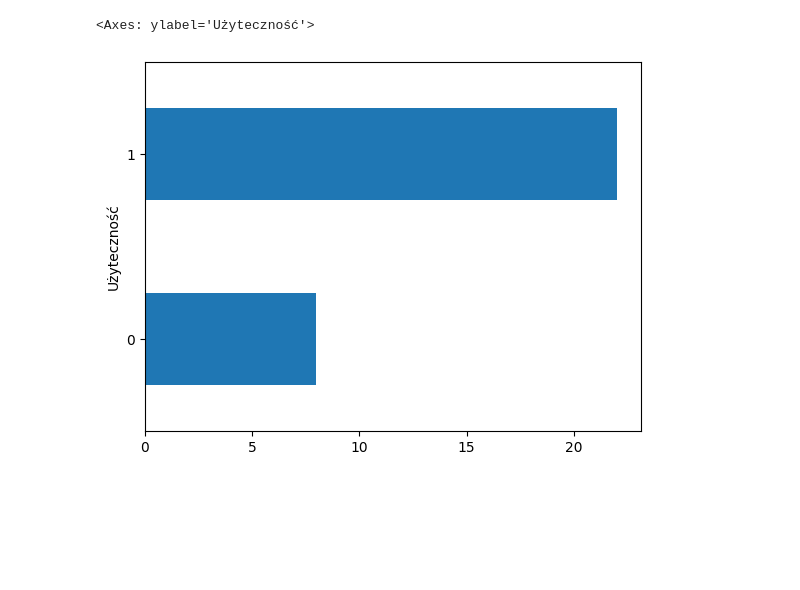
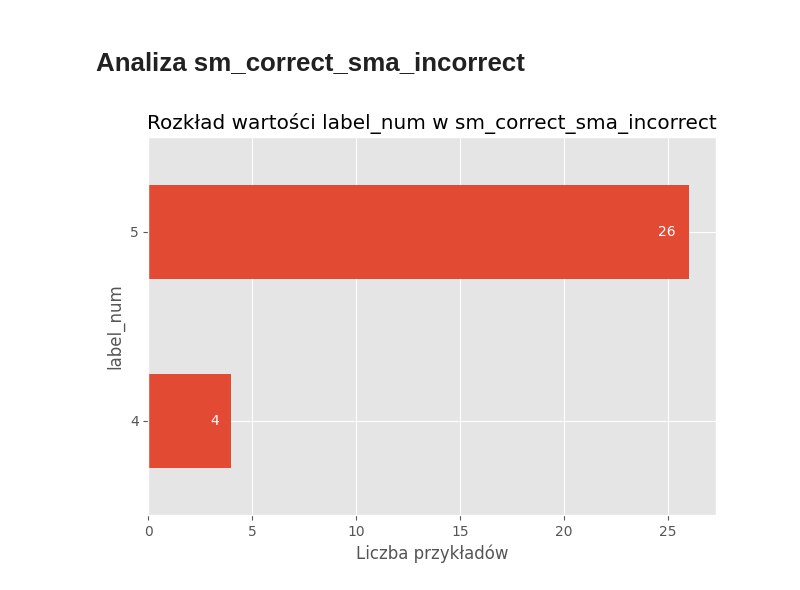
Before and after one commit to jegor377/thesis_classifier, a Jupyter notebook: SM vs SMA analysis results analysis.ipynb, the cells around one changed output. Cells and saved outputs as stored; diff of their text form; code cells hidden in the pictures; blank space fills up the shorter version.

```diff
--- a/SM vs SMA analysis results analysis.ipynb
+++ b/SM vs SMA analysis results analysis.ipynb
@@ -5,5 +6,6 @@ import ast
 # %%
 pd.set_option('display.max_columns', None)
+plt.style.use("ggplot")
 # %%
 sm_correct_sma_incorrect = pd.read_csv('analysis/SM_correct_SMA_incorrect_csv.csv')
 # %%
@@ -50,5 +64,0 @@ sm_correct_sma_incorrect['Użyteczność'].value_counts().sort_index().plot(kind
-# %%
-sm_incorrect_sma_correct['Użyteczność'].value_counts().sort_index().plot(kind='barh')
-# %% [output]
-<Axes: ylabel='Użyteczność'>
-[figure, removed]
@@ -54,0 +67,17 @@ sm_incorrect_sma_correct['Użyteczność'].value_counts().sort_index().plot(kind
+# %% [markdown]
+# Analiza sm_correct_sma_incorrect
+# %%
+vc = sm_correct_sma_incorrect['label_num'].value_counts().sort_index()
+ax = vc.\
+    plot(kind='barh', title='Rozkład wartości label_num w sm_correct_sma_incorrect')
+ax.set_xlabel('Liczba przykładów')
+
+# Dodanie wartości na końcu słupków
+for i, (label, count) in enumerate(vc.items()):
+    ax.text(count - (1.5 if count > 10 else 1), i, str(count), va='center', c='w')
+
+plt.tight_layout()
+plt.savefig('analysis/results/sm_correct_sma_incorrect__label_num_distribution.png')
+plt.show()
+# %% [output]
+[figure, added]
```
Also changed, not shown: parts of 17 cells of this notebook, 11 other files.
